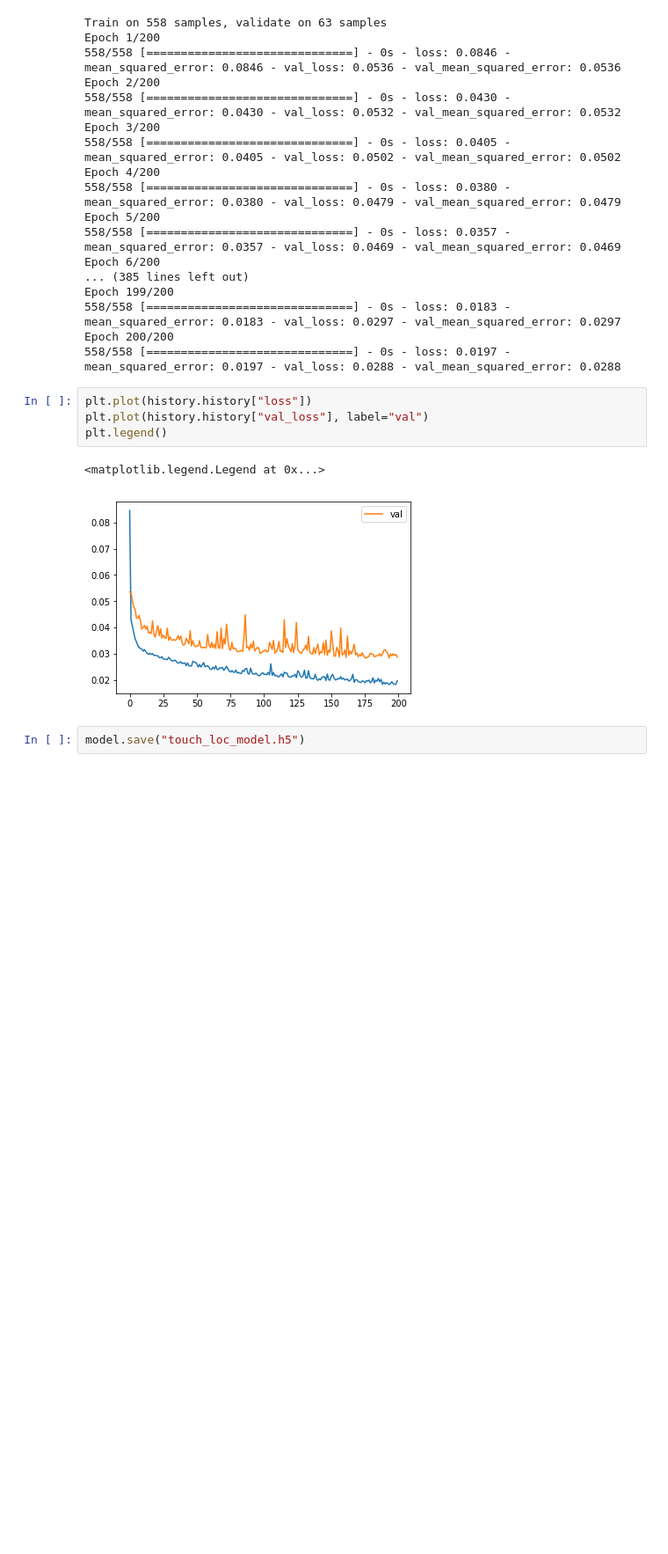
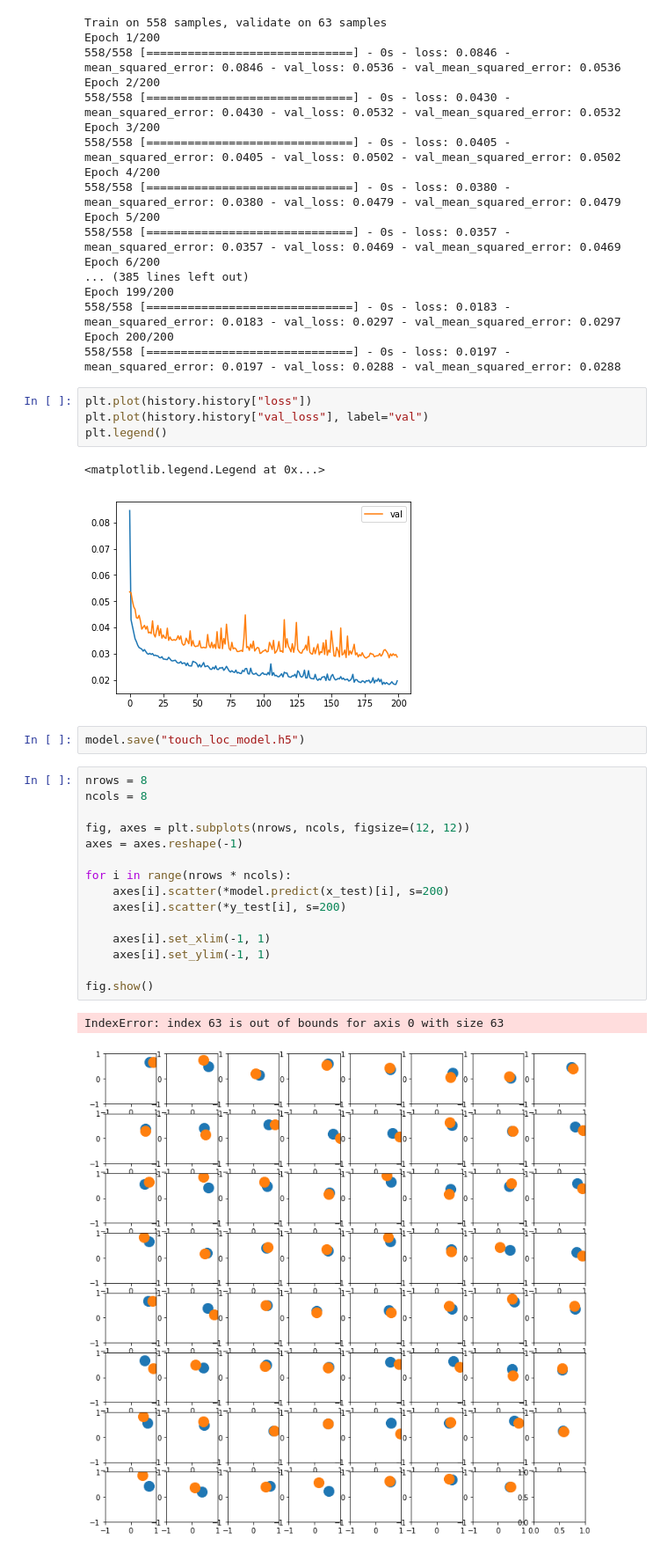
Before and after one commit to jlin816/gyrosec, a Jupyter notebook: learn_touch_locations.ipynb, the cells around one changed output. Shown: that part at 88% size. Saved outputs shown, nothing was run; the diff lists cells and outputs as text; blank space fills up the shorter version.

Commit message:
Predict location given touch event

```diff
--- a/learn_touch_locations.ipynb
+++ b/learn_touch_locations.ipynb
@@ -166,3 +166,21 @@ plt.legend()
 [figure]
 # %%
 model.save("touch_loc_model.h5")
+# %%
+nrows = 8
+ncols = 8
+
+fig, axes = plt.subplots(nrows, ncols, figsize=(12, 12))
+axes = axes.reshape(-1)
+
+for i in range(nrows * ncols):
+    axes[i].scatter(*model.predict(x_test)[i], s=200)
+    axes[i].scatter(*y_test[i], s=200)
+
+    axes[i].set_xlim(-1, 1)
+    axes[i].set_ylim(-1, 1)
+
+fig.show()
+# %% [output]
+IndexError: index 63 is out of bounds for axis 0 with size 63
+[figure, added]
```
Also changed, not shown: 3 other files.
